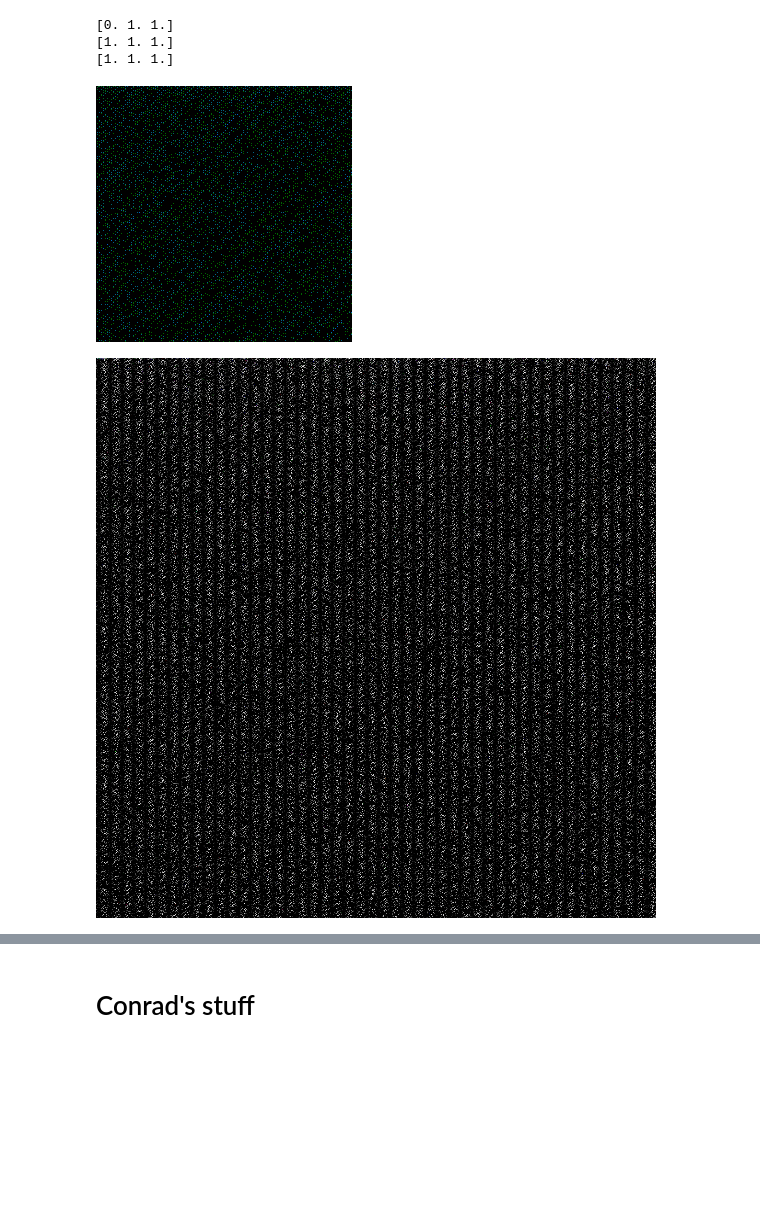
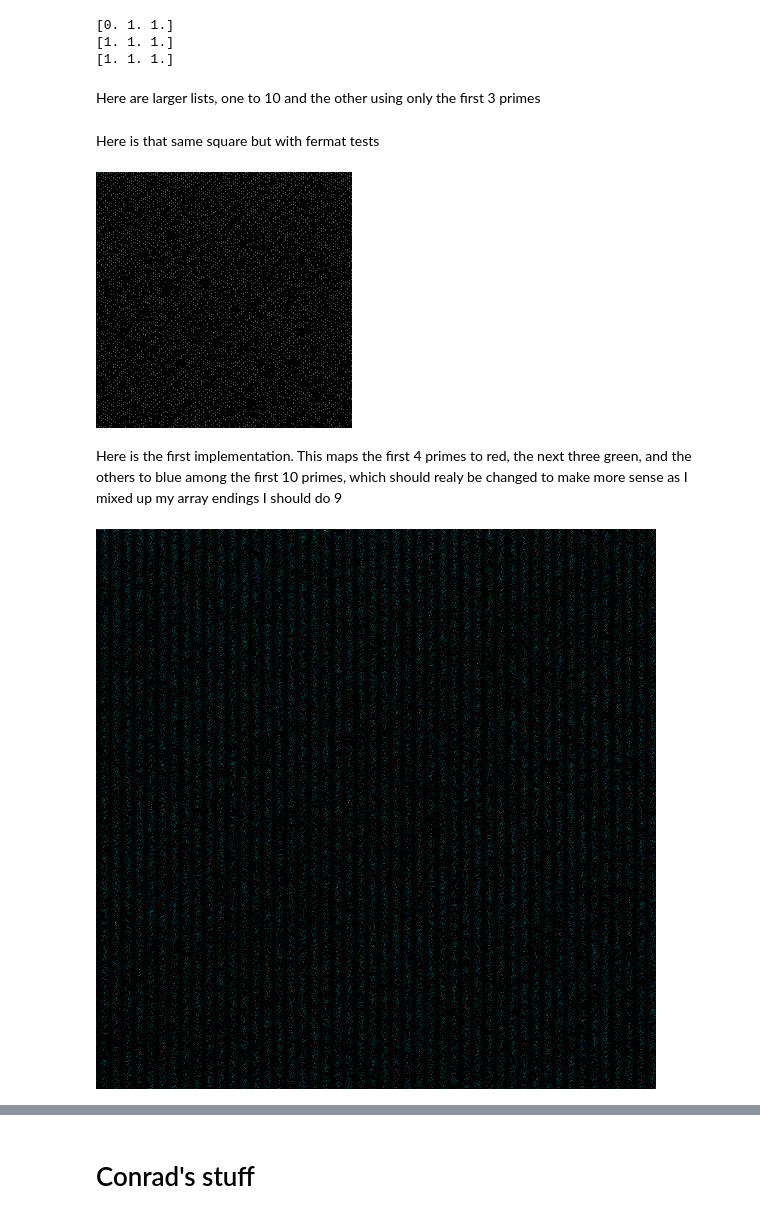
Before and after one commit to BurleighCharlton/Python-Mathematics, a Jupyter notebook: Prime_3.ipynb, the cells around one changed output, grey strips where cells are left out. Saved outputs shown, nothing was run; the diff lists cells and outputs as text; code cells hidden in the pictures; blank space fills up the shorter version.

```diff
--- a/Prime_3.ipynb
+++ b/Prime_3.ipynb
@@ -84,3 +82,3 @@ array([2, 3, 5])
 # %%
 primelist100000 = np.asarray(where(isprime_list(100000)))
-bigprimelist = np.asarray(where(isprime_list(10000000)))
+bigprimelist = np.asarray(where(isprime_list(1024*1024)))
@@ -102,6 +107,7 @@ def fermat_test(n, a):
   and the first  as a witness
   returns true if a witness n as prime
   a^n-1 mod n = 0 is evidence for primality
+  fermat_test: num, num -> array
   '''
   if n==0:
     return np.zeros((1,a))
@@ -128,22 +140,29 @@ print((list_of_fermat_tests_to_10[2])[0,6:9])
 [0. 1. 1.]
 [1. 1. 1.]
 [1. 1. 1.]
+# %% [markdown]
+Here are larger lists, one to 10 and the other using only the first 3 primes
 # %%
 biglist_of_fermat_tests_to_10 = np.asarray([fermat_test(i,9) for i in range(0,1024*1024)])
 # %%
 biglist_of_fermat_tests_to_3 = np.asarray([fermat_test(i,3) for i in range(0,1024*1024)])
+# %% [markdown]
+Here is that same square but with fermat tests
 # %%
 ##This generates a list of primes by my fermat test
 primesquare = np.zeros((256, 256,3), dtype=np.uint8)
 for x in range(256):
     for y in range(256):
-      if (x+(256*y) in primelist100000):
-        primesquare[y,x] = [0,100,(100*np.count_nonzero(list_of_fermat_tests_to_10[y+x] ==1))] # Red = y, Green = 0, Blue = 1-y
+        primesquare[y,x] = [0,100,(100*np.count_nonzero(list_of_fermat_tests_to_10[(256*y)+x][] ==1))] # Red = y, Green = 0, Blue = 1-y
+        if (x+(256*y) not in bigprimelist):
+          primesquare[y,x] = [0,0,0]
 
 img = Image.fromarray(primesquare) # Create an image from the array.
 display(img)
 # %% [output]
-[figure, old version]
+[figure, new version]
+# %% [markdown]
+Here is the first implementation. This maps the first 4 primes to red, the next three green, and the others to blue among the first 10 primes, which should realy be changed to make more sense as I mixed up my array endings I should do 9
 # %%
 ##by segments of primes
 primesquare = np.zeros((1024, 1024,3), dtype=np.uint8)
@@ -153,8 +172,10 @@ for x in range(1024):
         primesquare[y,x] = [83*(np.count_nonzero(biglist_of_fermat_tests_to_10[(1024*y)+x][0,0:3] ==1)), #add red if witnessed by first 3 primes
                             83*(np.count_nonzero(biglist_of_fermat_tests_to_10[(1024*y)+x][0,3:6] ==1)), #add green if witnessed by next three primes
                             83*(np.count_nonzero(biglist_of_fermat_tests_to_10[(1024*y)+x][0,6:9] ==1))] #add blue if witnessed by next three primes
+        if (x+(1024*y) in bigprimelist):
+          primesquare[y,x] = [0,100,100]
 
 img = Image.fromarray(primesquare) # Create an image from the array.
 display(img)
 # %% [output]
-[figure, old version]
+[figure, new version]
```
Also changed, not shown: parts of 22 cells of this notebook.
